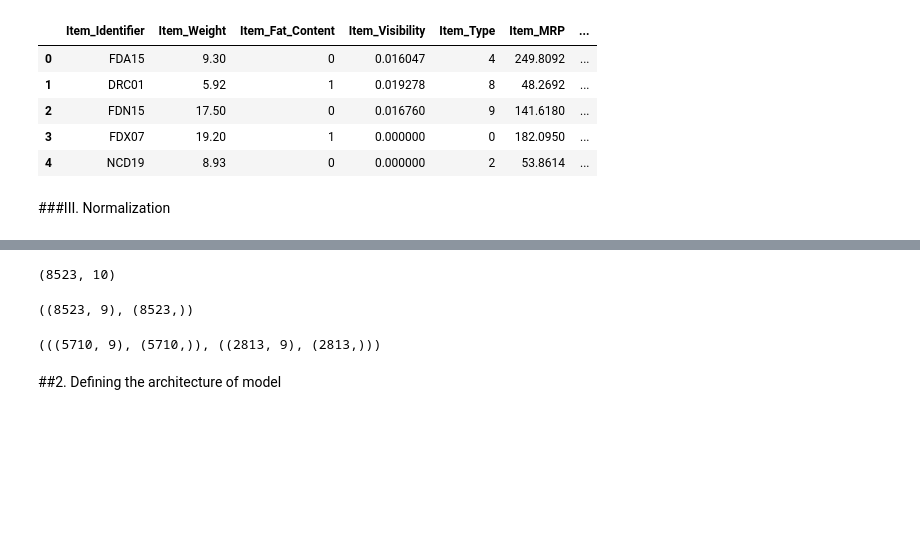
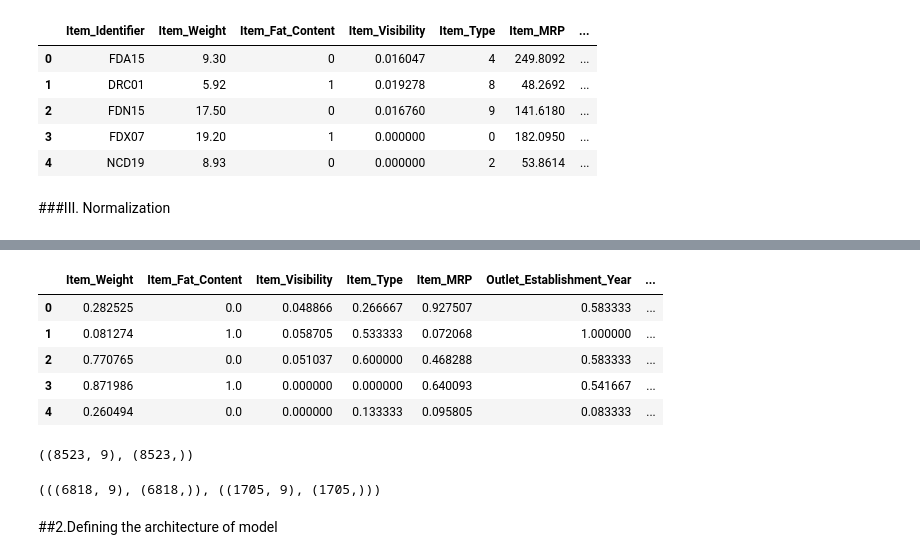
Before and after one commit to DiwakarBasnet/Neural_Network, a Jupyter notebook: Sales_Prediction/Sales_Prediction.ipynb, the cells around one changed output, grey strips where cells are left out. Saved outputs shown, nothing was run; the diff lists cells and outputs as text; code cells hidden in the pictures; blank space fills up the shorter version.

```diff
--- a/Sales_Prediction/Sales_Prediction.ipynb
+++ b/Sales_Prediction/Sales_Prediction.ipynb
@@ -153,10 +150,15 @@ data = pd.read_csv('normalized_train.csv')
 # %%
+data = pd.read_csv('normalized_train.csv')
 # removing Item_Identifier and Outlet_Identifier
-data = data.drop('Item_Identifier', axis=1)
-data = data.drop('Outlet_Identifier', axis=1)
-data.shape
+data = data.drop(['Item_Identifier', 'Outlet_Identifier'], axis=1)
+data.head()
 # %% [output]
-(8523, 10)
+|  | Item_Weight | Item_Fat_Content | Item_Visibility | Item_Type | Item_MRP | Outlet_Establishment_Year | ... |
+| 0 | 0.282525 | 0.0 | 0.048866 | 0.266667 | 0.927507 | 0.583333 | ... |
+| 1 | 0.081274 | 1.0 | 0.058705 | 0.533333 | 0.072068 | 1.000000 | ... |
+| 2 | 0.770765 | 0.0 | 0.051037 | 0.600000 | 0.468288 | 0.583333 | ... |
+| 3 | 0.871986 | 1.0 | 0.000000 | 0.000000 | 0.640093 | 0.541667 | ... |
+| 4 | 0.260494 | 0.0 | 0.000000 | 0.133333 | 0.095805 | 0.083333 | ... |
 # %%
 # storing all the features as X
 X = data.drop('Item_Outlet_Sales', axis=1)
@@ -171,13 +173,13 @@ X.shape, y.shape
 # random state to regenerate same train and validation set
 # test size 0.2 will keep 20% data in validation and 80% train set
 
-X_train, X_test, y_train, y_test = train_test_split(X, y, random_state=42, test_size=0.33)
+X_train, X_test, y_train, y_test = train_test_split(X, y, random_state=42, test_size=0.2)
 
 (X_train.shape, y_train.shape), (X_test.shape, y_test.shape)
 # %% [output]
-(((5710, 9), (5710,)), ((2813, 9), (2813,)))
+(((6818, 9), (6818,)), ((1705, 9), (1705,)))
 # %% [markdown]
-##2. Defining the architecture of model
+##2.Defining the architecture of model
 # %%
 import keras
 import tensorflow as tf
```
Also changed, not shown: parts of 15 cells of this notebook.
